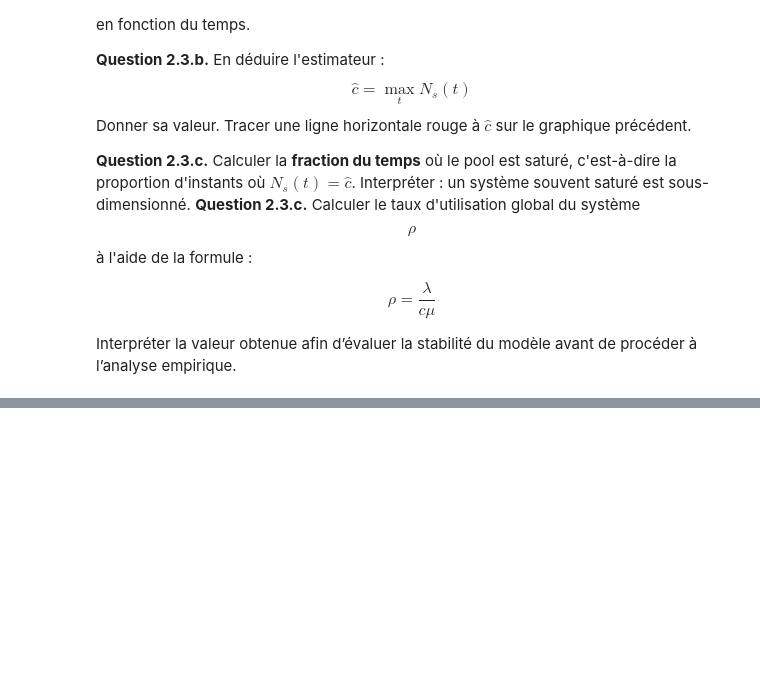
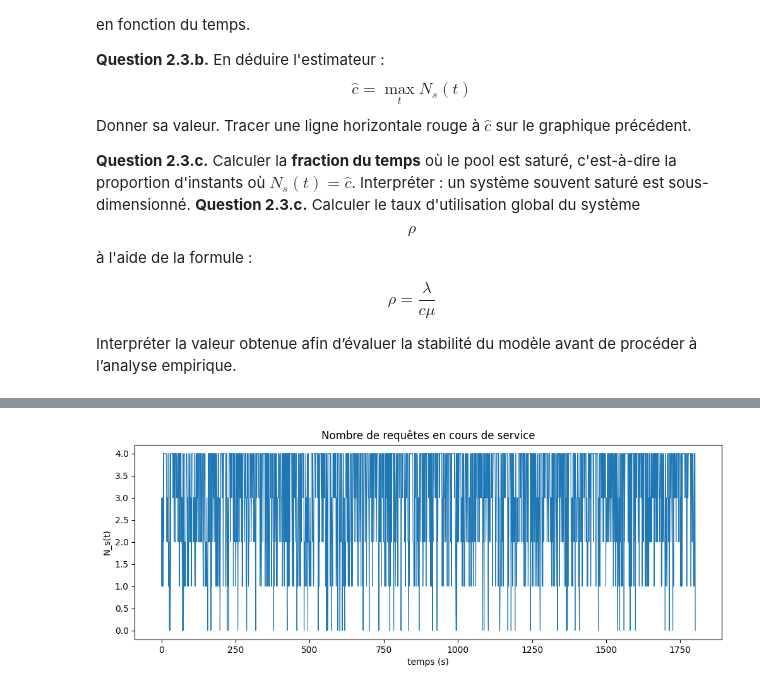
Before and after one commit to mamour-dx/tp-fa, a Jupyter notebook: tp_estimation.ipynb, the cells around one changed output, grey strips where cells are left out. Drawn from its saved outputs; the diff is of its cells as text; code cells hidden in the pictures; blank space fills up the shorter version.

```diff
--- a/tp_estimation.ipynb
+++ b/tp_estimation.ipynb
@@ -202,3 +293,27 @@ système souvent saturé est sous-dimensionné.
 $$\rho = \frac{\lambda}{c\mu}$$
 
 Interpréter la valeur obtenue afin d’évaluer la stabilité du modèle avant de procéder à l’analyse empirique.
+# %%
+# Partie 2 — API mobile
+df_api = pd.read_csv("api_mobile.csv").sort_values("arrival").reset_index(drop=True)
+print(df_api.head())
+print(f"\nNombre de requêtes : {len(df_api)}")
+
+# Inter-arrivées
+inter_arr_api = df_api["arrival"].diff().dropna()
+T_bar = inter_arr_api.mean()
+lambda_api = 1 / T_bar
+
+# Durées de service
+S_api = df_api["service"]
+S_bar = S_api.mean()
+mu_api = 1 / S_bar
+
+cv_T = inter_arr_api.std() / T_bar
+cv_S = S_api.std() / S_bar
+
+print(f"\nλ̂ = {lambda_api:.4f} req/s")
+print(f"μ̂ = {mu_api:.4f} req/s")
+print(f"CV inter-arrivées = {cv_T:.3f}")
+print(f"CV durées de service = {cv_S:.3f}")
+print("\nLes hypothèses markoviennes (M/M/c) sont plausibles si les CV sont proches de 1.")
@@ -204,0 +336,18 @@ Interpréter la valeur obtenue afin d’évaluer la stabilité du modèle avant
+# %%
+# Question 2.3.a — Ns(t) : nombre de requêtes en cours de service à l'instant t
+def serveurs_occupes(log, t):
+    return int(((log["start"] <= t) & (log["departure"] > t)).sum())
+
+t_min = df_api["start"].min()
+t_max = df_api["departure"].max()
+grid = np.linspace(t_min, t_max, 2000)
+Ns = np.array([serveurs_occupes(df_api, t) for t in grid])
+
+plt.figure(figsize=(12, 4))
+plt.plot(grid, Ns, lw=0.8)
+plt.xlabel("temps (s)")
+plt.ylabel("N_s(t)")
+plt.title("Nombre de requêtes en cours de service")
+plt.show()
+# %% [output]
+[figure, added]
```
Also changed, not shown: parts of 8 cells of this notebook.
